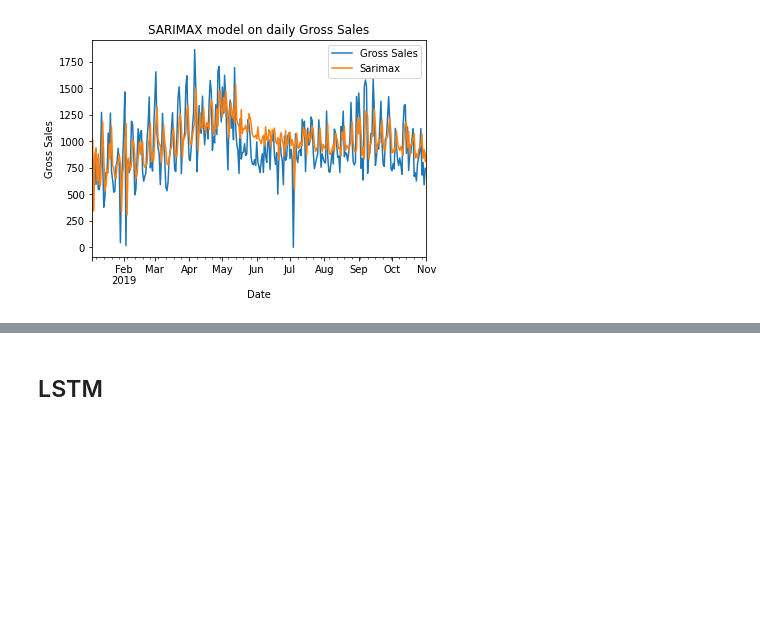
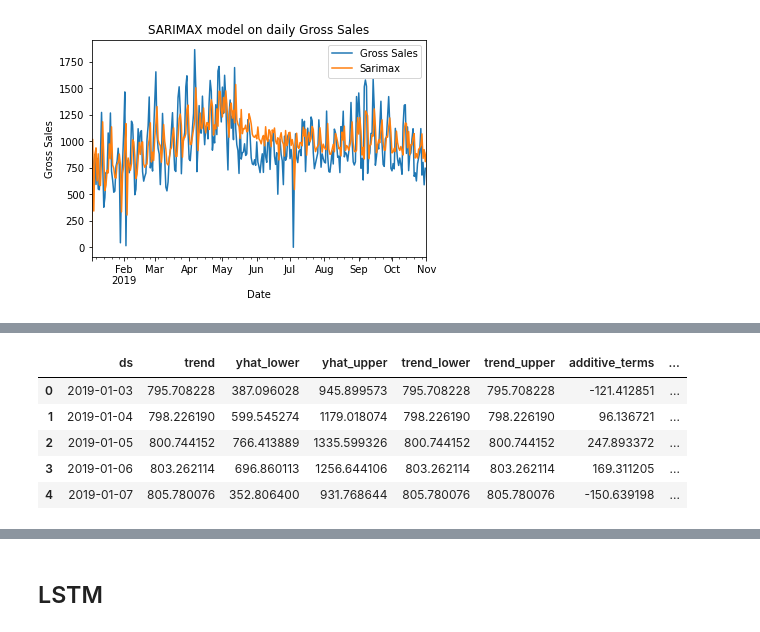
Before and after one commit to jtwang1027/business_analysis, a Jupyter notebook: time_series_forecasting.ipynb, the cells around one changed output, grey strips where cells are left out. Drawn from its saved outputs; the diff is of its cells as text; code cells hidden in the pictures; blank space fills up the shorter version.

```diff
--- a/time_series_forecasting.ipynb
+++ b/time_series_forecasting.ipynb
@@ -161,0 +195,9 @@ Text(0.5, 0, 'Date')
+# %%
+forecast.head()
+# %% [output]
+|  | ds | trend | yhat_lower | yhat_upper | trend_lower | trend_upper | additive_terms | ... |
+| 0 | 2019-01-03 | 795.708228 | 387.096028 | 945.899573 | 795.708228 | 795.708228 | -121.412851 | ... |
+| 1 | 2019-01-04 | 798.226190 | 599.545274 | 1179.018074 | 798.226190 | 798.226190 | 96.136721 | ... |
+| 2 | 2019-01-05 | 800.744152 | 766.413889 | 1335.599326 | 800.744152 | 800.744152 | 247.893372 | ... |
+| 3 | 2019-01-06 | 803.262114 | 696.860113 | 1256.644106 | 803.262114 | 803.262114 | 169.311205 | ... |
+| 4 | 2019-01-07 | 805.780076 | 352.806400 | 931.768644 | 805.780076 | 805.780076 | -150.639198 | ... |
```
Also changed, not shown: parts of 11 cells of this notebook.
